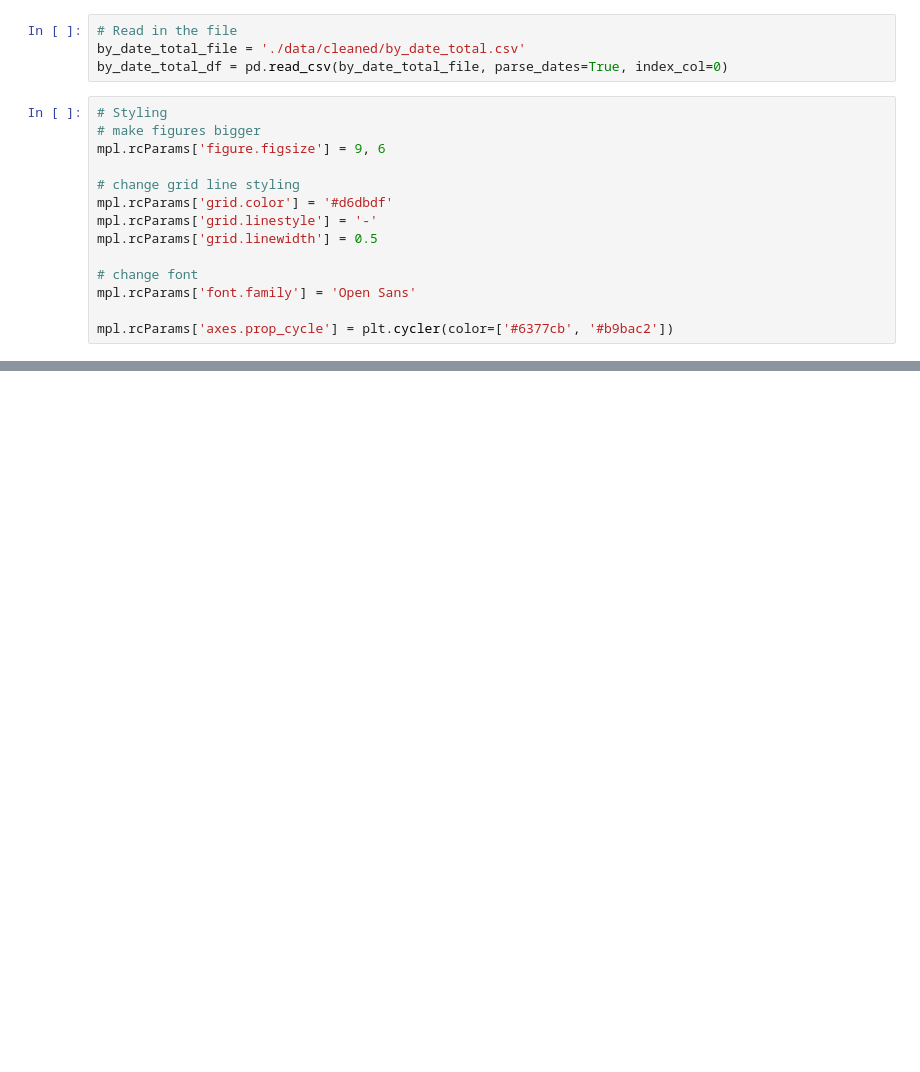
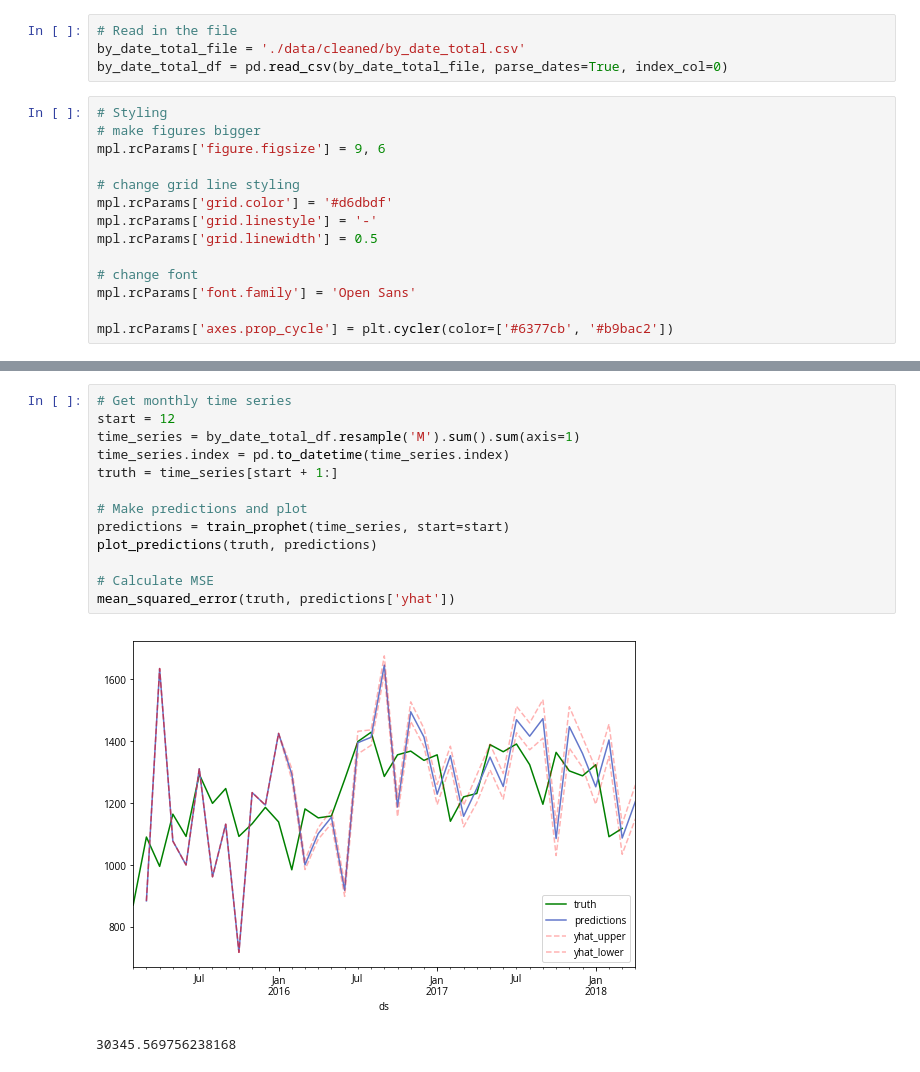
Before and after one commit to jonathanshuai/springboard-capstone1, a Jupyter notebook: time-series.ipynb, the cells around one changed output, grey strips where cells are left out. Drawn from its saved outputs; the diff is of its cells as text; blank space fills up the shorter version.

```diff
--- a/time-series.ipynb
+++ b/time-series.ipynb
@@ -167,0 +125,16 @@ Accuracy score w/o log transform: 0.6538461538461539
+# %%
+# Get monthly time series
+start = 12
+time_series = by_date_total_df.resample('M').sum().sum(axis=1)
+time_series.index = pd.to_datetime(time_series.index)
+truth = time_series[start + 1:]
+
+# Make predictions and plot
+predictions = train_prophet(time_series, start=start)
+plot_predictions(truth, predictions)
+
+# Calculate MSE
+mean_squared_error(truth, predictions['yhat'])
+# %% [output]
+[figure, added]
+30345.569756238168
```
Also changed, not shown: parts of 12 cells of this notebook, 6 other files.
